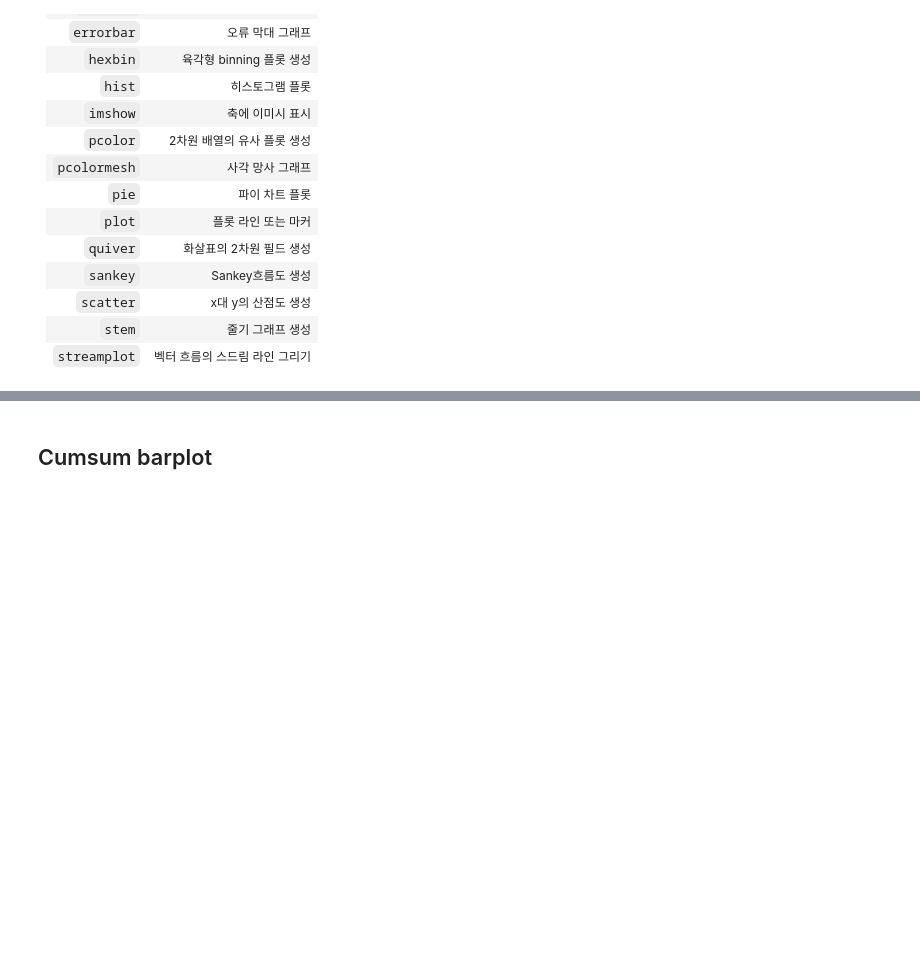
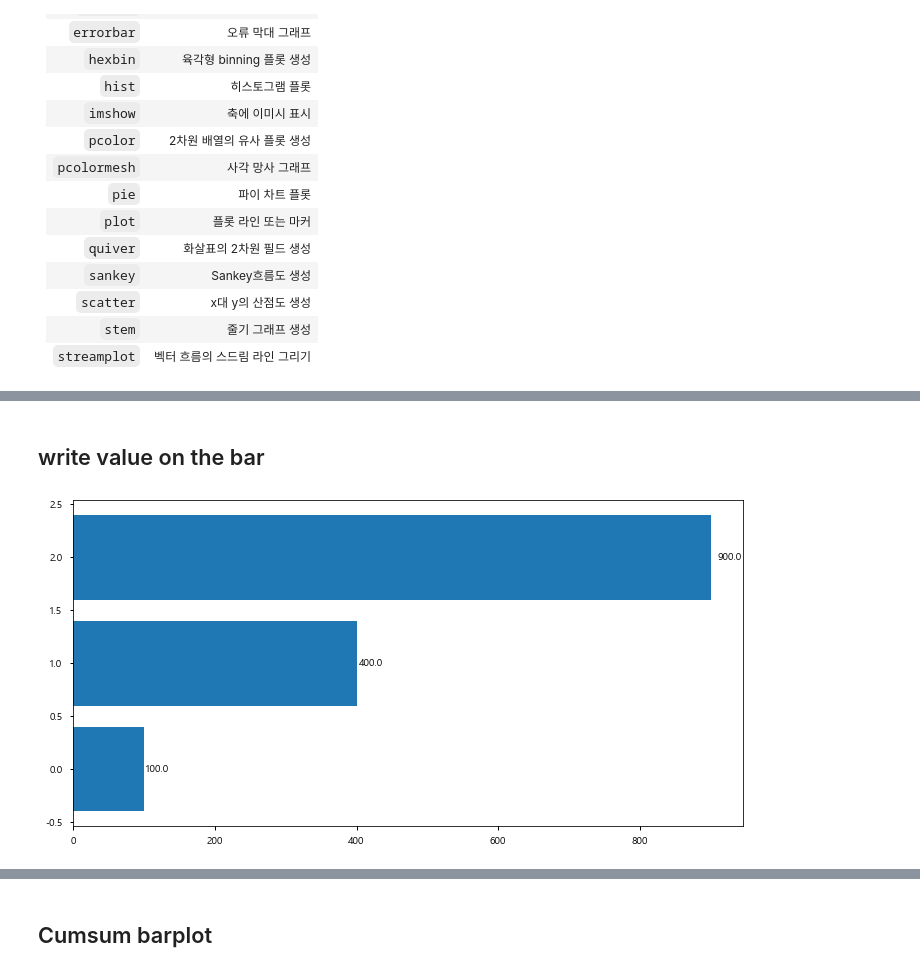
Before and after one commit to unknown-jun/Data-Visualization, a Jupyter notebook: matplotlib/L14. Barplot.ipynb, the cells around one changed output, grey strips where cells are left out. Saved outputs shown, nothing was run; the diff lists cells and outputs as text; code cells hidden in the pictures; blank space fills up the shorter version.

```diff
--- a/matplotlib/L14. Barplot.ipynb
+++ b/matplotlib/L14. Barplot.ipynb
@@ -81,3 +81,15 @@ plt.xticks(x, years);
+# %% [markdown]
+## write value on the bar
+# %%
+fig = plt.figure(figsize=(12, 6))
+ax = fig.add_subplot()
+plt.barh(x, values)
+
+for p in ax.patches:
+    x, y, width, height = p.get_bbox().bounds
+    ax.text(width*1.01, y+height/2,width,va='center');
+# %% [output]
+[figure, added]
 # %% [markdown]
 ## Style
 
```
Also changed, not shown: parts of 9 cells of this notebook.
